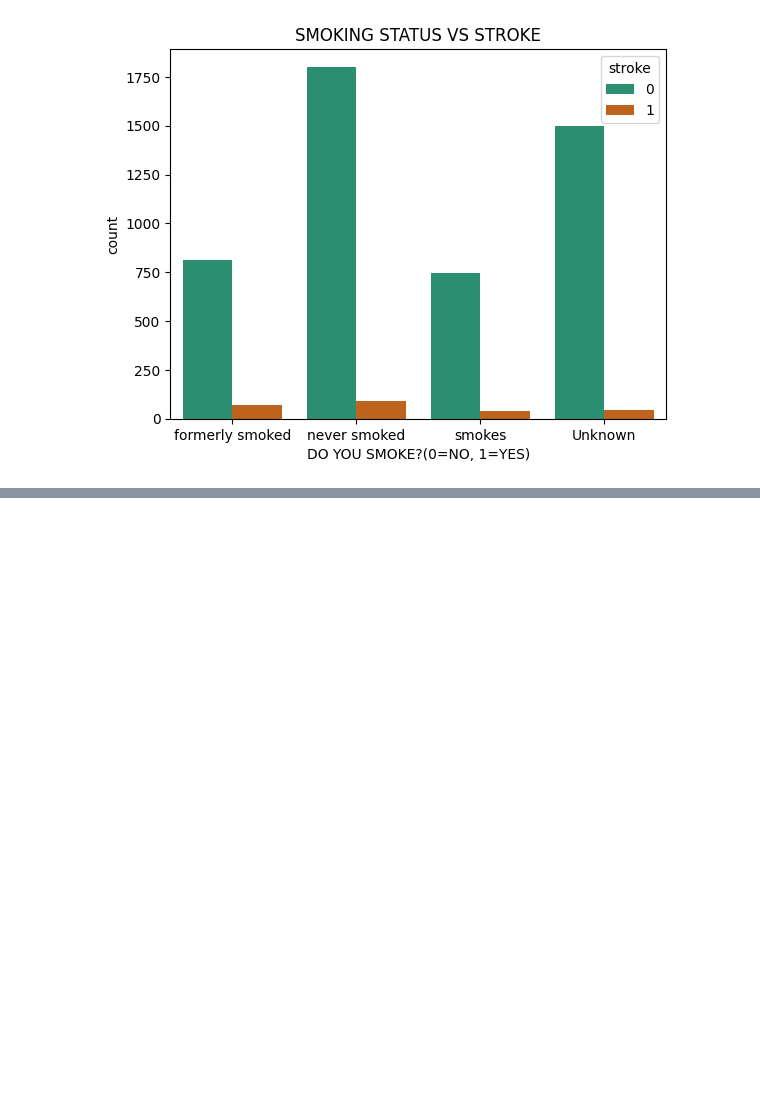
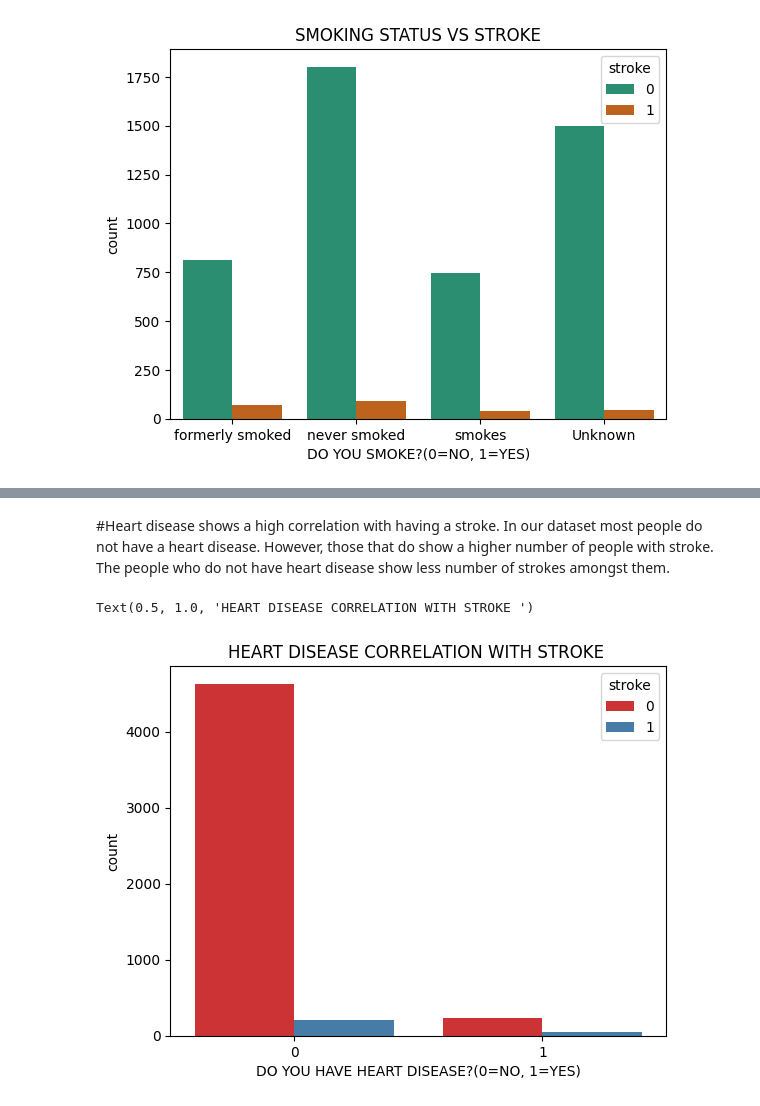
Before and after one commit to millertaybali/python_for_data_science_project_group_5, a Jupyter notebook: stroke_analysis.ipynb, the cells around one changed output, grey strips where cells are left out. Cells and saved outputs as stored; diff of their text form; code cells hidden in the pictures; blank space fills up the shorter version.

```diff
--- a/stroke_analysis.ipynb
+++ b/stroke_analysis.ipynb
@@ -354,0 +409,11 @@ Text(0.5, 0, 'DO YOU SMOKE?(0=NO, 1=YES)')
+# %% [markdown]
+#Heart disease shows a high correlation with having a stroke. In our dataset most people do not have a heart disease.
+However, those that do show a higher number of people with stroke. The people who do not have heart disease show less
+number of strokes amongst them.
+# %%
+sns.countplot(data=df, x="heart_disease", hue="stroke", palette="Set1")
+plt.xlabel("DO YOU HAVE HEART DISEASE?(0=NO, 1=YES)")
+plt.title("HEART DISEASE CORRELATION WITH STROKE ")
+# %% [output]
+Text(0.5, 1.0, 'HEART DISEASE CORRELATION WITH STROKE ')
+[figure, added]
```
Also changed, not shown: parts of 23 cells of this notebook.
